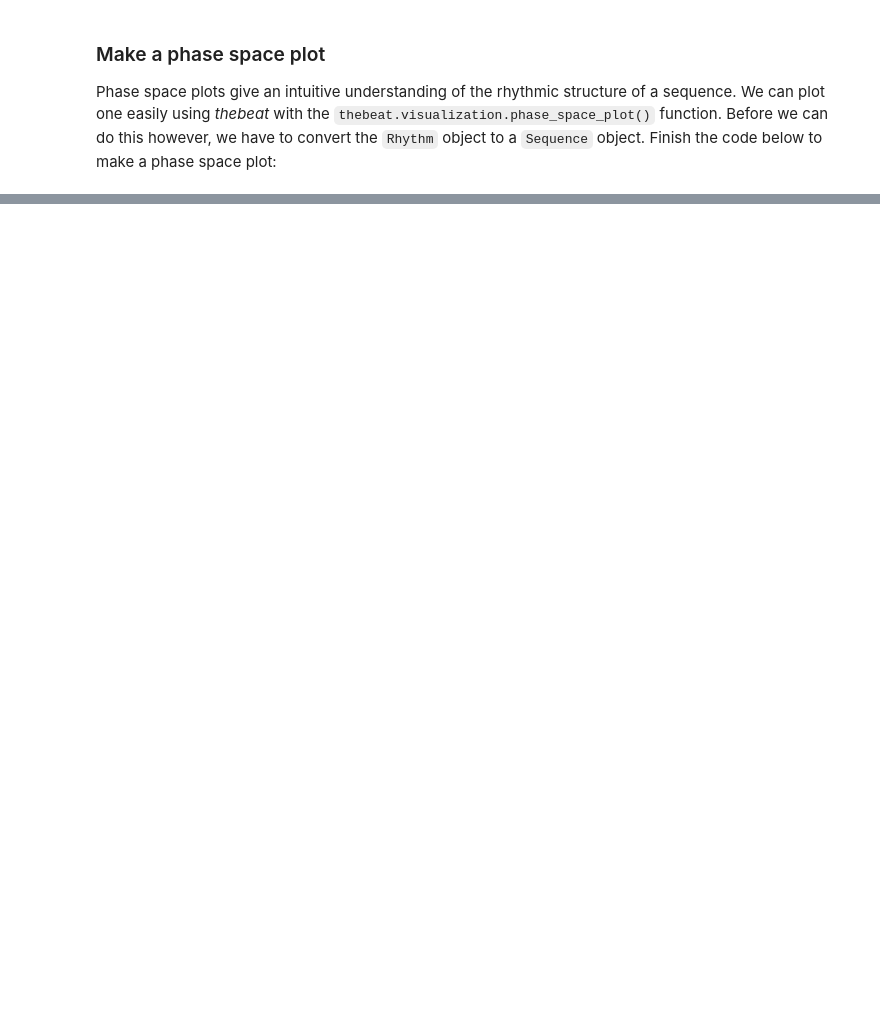
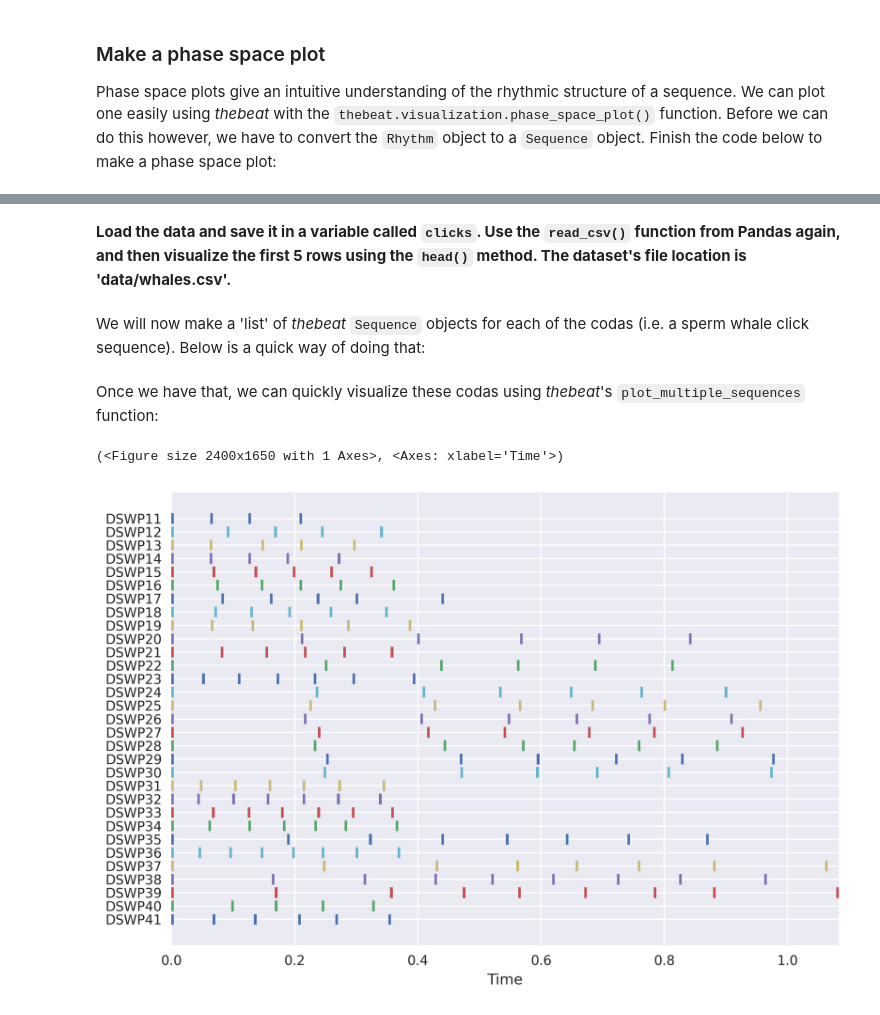
Before and after one commit to Jellevanderwerff/st_etienne_winterschool, a Jupyter notebook: notebooks/beginner.ipynb, the cells around one changed output, grey strips where cells are left out. Cells and saved outputs as stored; diff of their text form; code cells hidden in the pictures; blank space fills up the shorter version.

```diff
--- a/notebooks/beginner.ipynb
+++ b/notebooks/beginner.ipynb
@@ -161,0 +192,24 @@ thebeat.visualization.phase_space_plot(rhythm_sequence, figsize=(8, 8))
+# %% [markdown]
+**Load the data and save it in a variable called `clicks`. Use the `read_csv()` function from Pandas again, and then visualize the first 5 rows using the `head()` method. The dataset's file location is 'data/whales.csv'.**
+# %%
+# Load the data
+clicks =
+
+# Show first 5 rows
+# %% [markdown]
+We will now make a 'list' of *thebeat* ``Sequence`` objects for each of the codas (i.e. a sperm whale click sequence). Below is a quick way of doing that:
+# %%
+# Make empty list
+sequences = []
+
+# Loop over each coda, make a thebeat.Sequence, and add it to the list
+for codanum, coda_dataframe in clicks.groupby("codanum"):
+    sequence = thebeat.Sequence(iois=coda_dataframe.ioi, name=codanum)
+    sequences.append(sequence)
+# %% [markdown]
+Once we have that, we can quickly visualize these codas using *thebeat*'s ``plot_multiple_sequences`` function:
+# %%
+thebeat.visualization.plot_multiple_sequences(sequences, dpi=300)
+# %% [output]
+(<Figure size 2400x1650 with 1 Axes>, <Axes: xlabel='Time'>)
+[figure, added]
```
Also changed, not shown: parts of 27 cells of this notebook, 3 other files.
